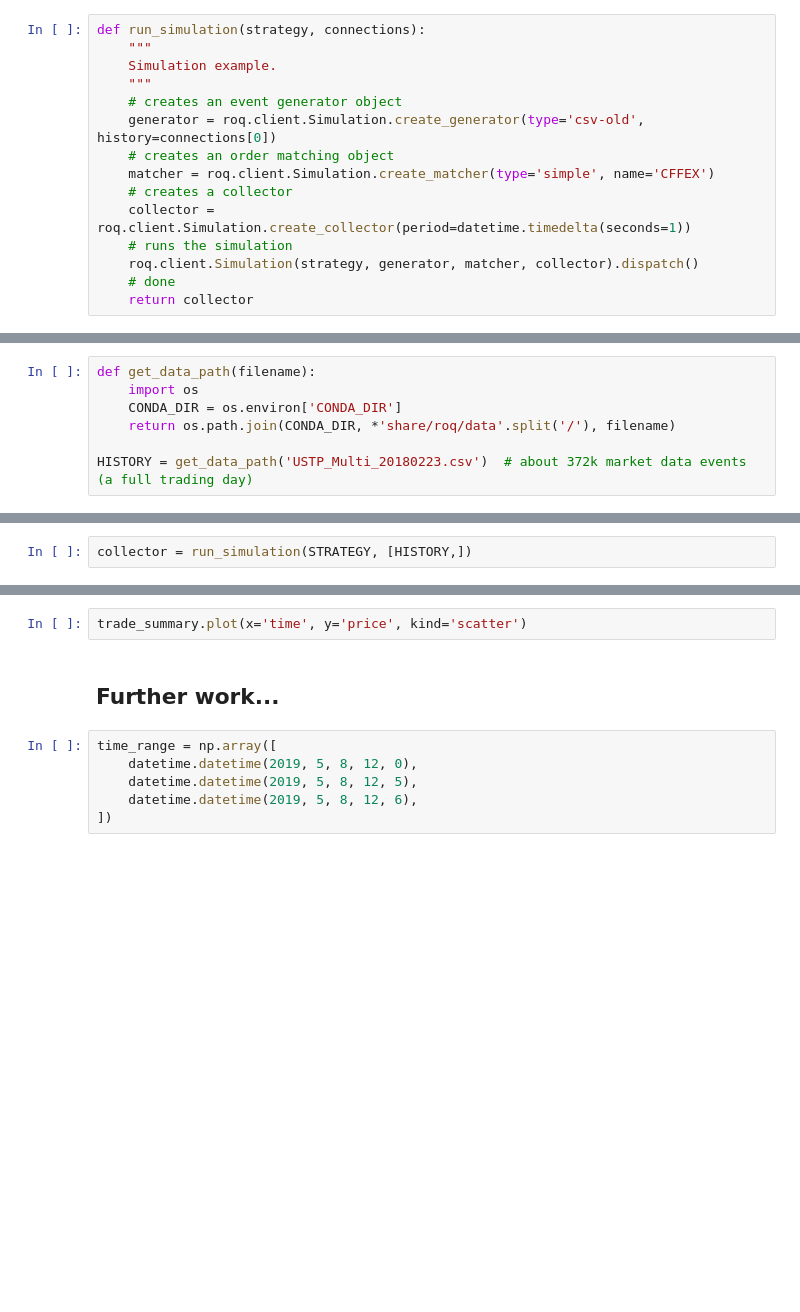
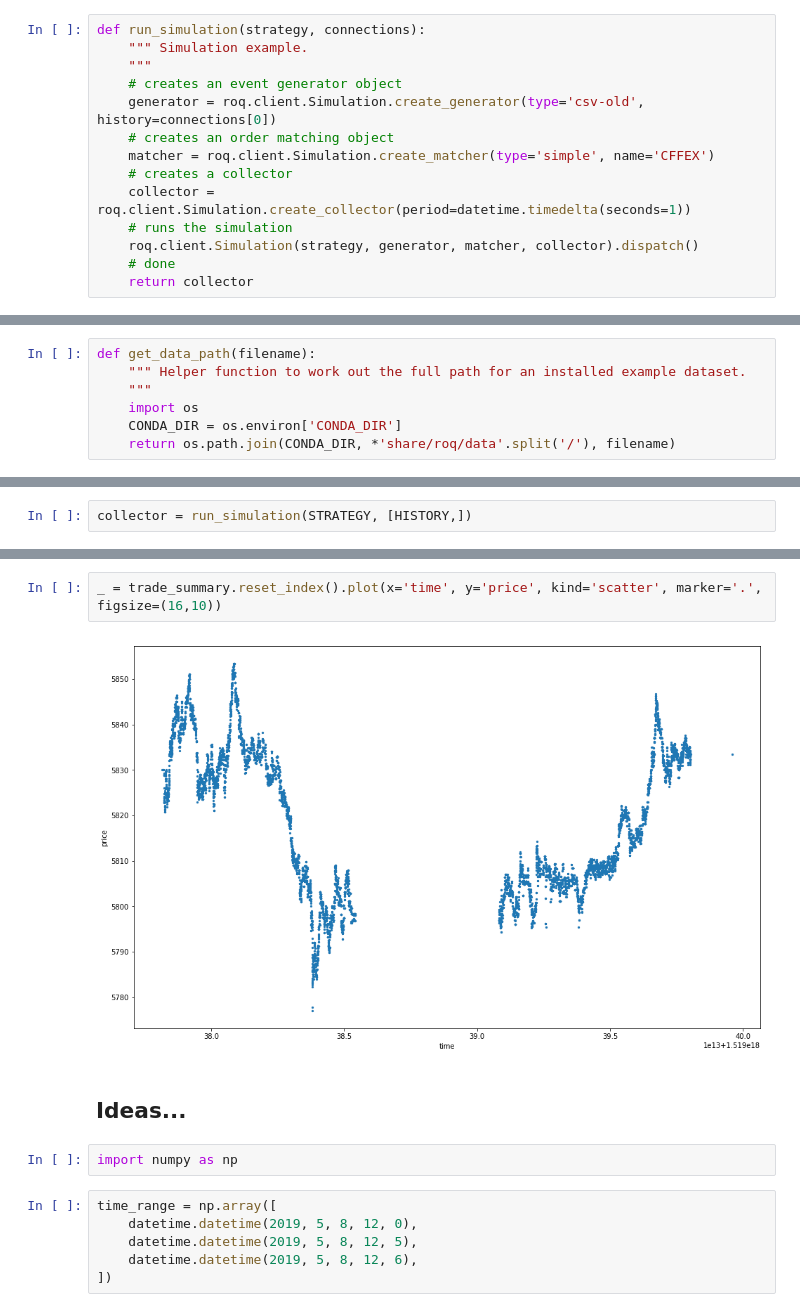
Before and after one commit to Sahanduiuc/roq-jupyter, a Jupyter notebook: notebooks/simple.ipynb, the cells around one changed output, grey strips where cells are left out. Cells and saved outputs as stored; diff of their text form; blank space fills up the shorter version.

```diff
--- a/notebooks/simple.ipynb
+++ b/notebooks/simple.ipynb
@@ -277,8 +277,7 @@ class Strategy(roq.client.Handler):
 ## A simple wrapper function so we can time it
 # %%
 def run_simulation(strategy, connections):
-    """
-    Simulation example.
+    """ Simulation example.
     """
     # creates an event generator object
     generator = roq.client.Simulation.create_generator(type='csv-old', history=connections[0])
@@ -298,8 +297,8 @@ EXCHANGE = 'CFFEX'  # China Financial Futures EXchange
 SYMBOL = 'IC1803'  # the most liquid instrument (on the specific trading day)
 # %%
 def get_data_path(filename):
+    """ Helper function to work out the full path for an installed example dataset.
+    """
     import os
     CONDA_DIR = os.environ['CONDA_DIR']
     return os.path.join(CONDA_DIR, *'share/roq/data'.split('/'), filename)
-
-HISTORY = get_data_path('USTP_Multi_20180223.csv')  # about 372k market data events (a full trading day)
@@ -327,7 +335,11 @@ Invoked with: <roq.client.Collector object at 0x...>; kwargs: exchange='CFFEX',
 # %%
-trade_summary.plot(x='time', y='price', kind='scatter')
+_ = trade_summary.reset_index().plot(x='time', y='price', kind='scatter', marker='.', figsize=(16,10))
+# %% [output]
+[figure, added]
-# %% [markdown]
-## Further work...
+# %% [markdown]
+## Ideas...
+# %%
+import numpy as np
 # %%
 time_range = np.array([
     datetime.datetime(2019, 5, 8, 12, 0),
```
Also changed, not shown: parts of 9 cells of this notebook.
